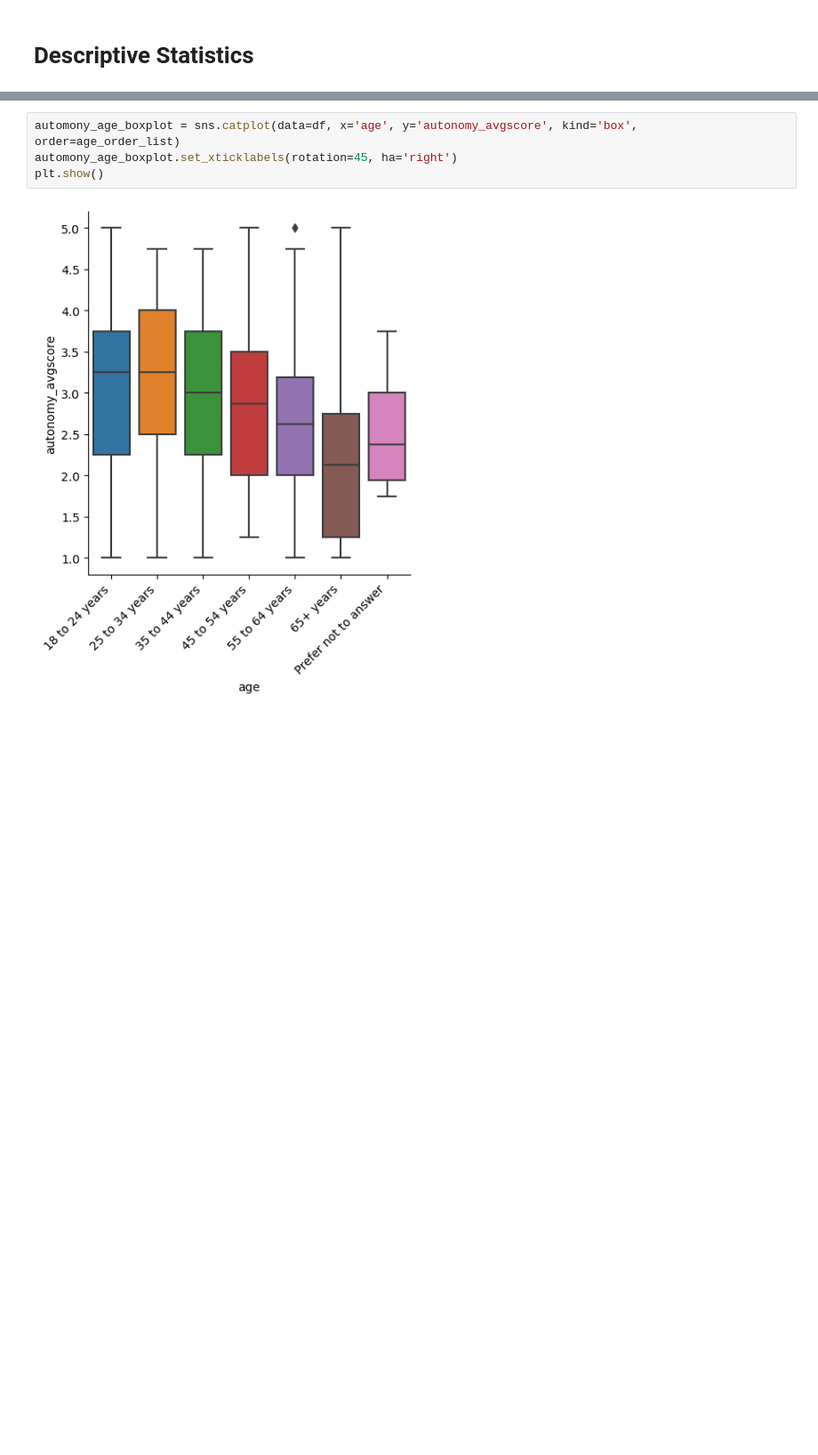
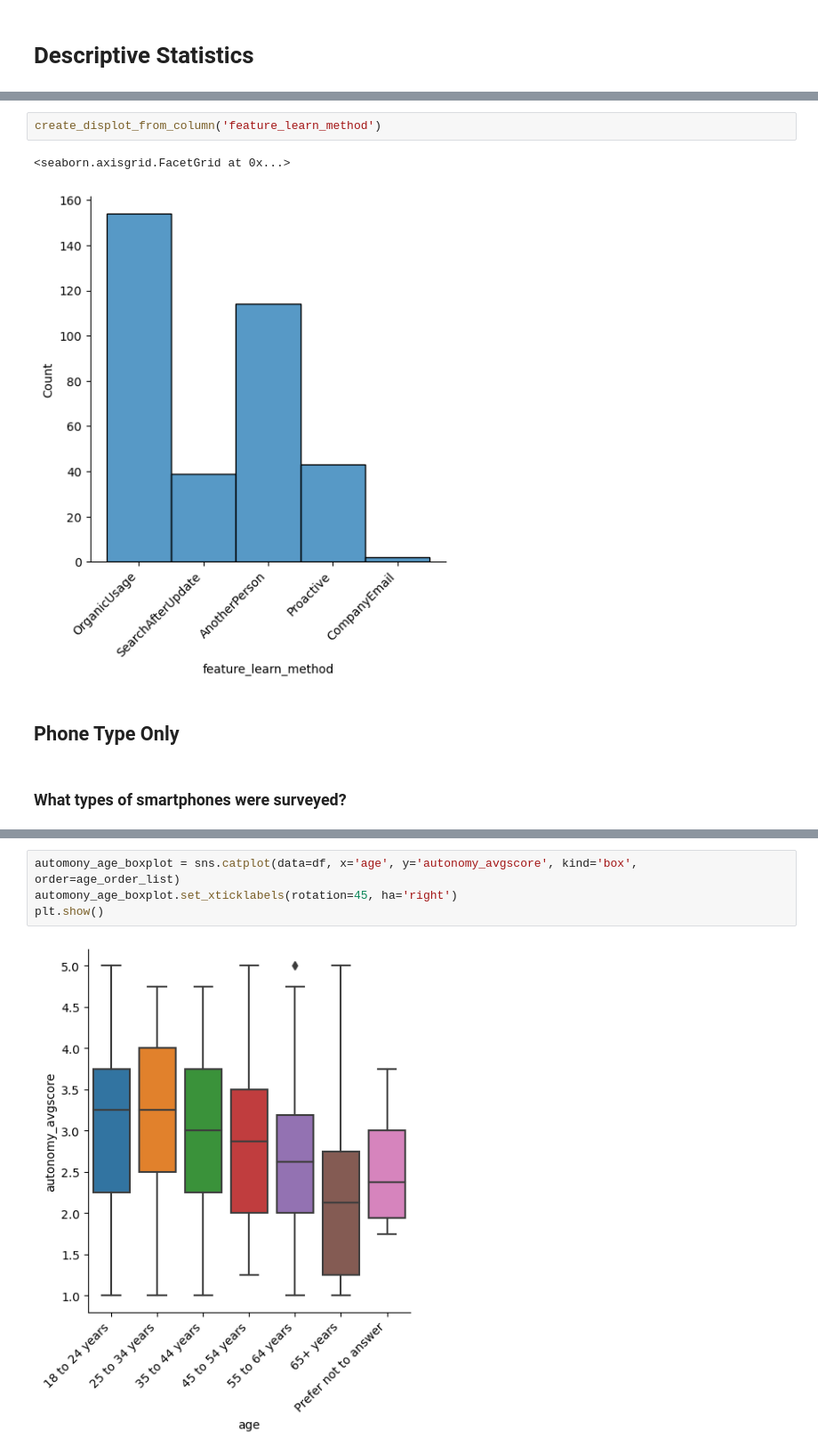
Before and after one commit to smc395/smartphone-wellbeing-study, a Jupyter notebook: analysis.ipynb, the cells around one changed output, grey strips where cells are left out. Shown at 89% size. Cells and saved outputs as stored; diff of their text form; blank space fills up the shorter version.

```diff
--- a/analysis.ipynb
+++ b/analysis.ipynb
@@ -163,0 +185,9 @@ age_order_list = ['18 to 24 years', '25 to 34 years', '35 to 44 years', '45 to 5
+# %%
+create_displot_from_column('feature_learn_method')
+# %% [output]
+<seaborn.axisgrid.FacetGrid at 0x...>
+[figure, added]
+# %% [markdown]
+## Phone Type Only
+# %% [markdown]
+### What types of smartphones were surveyed?
```
Also changed, not shown: parts of 46 cells of this notebook.
